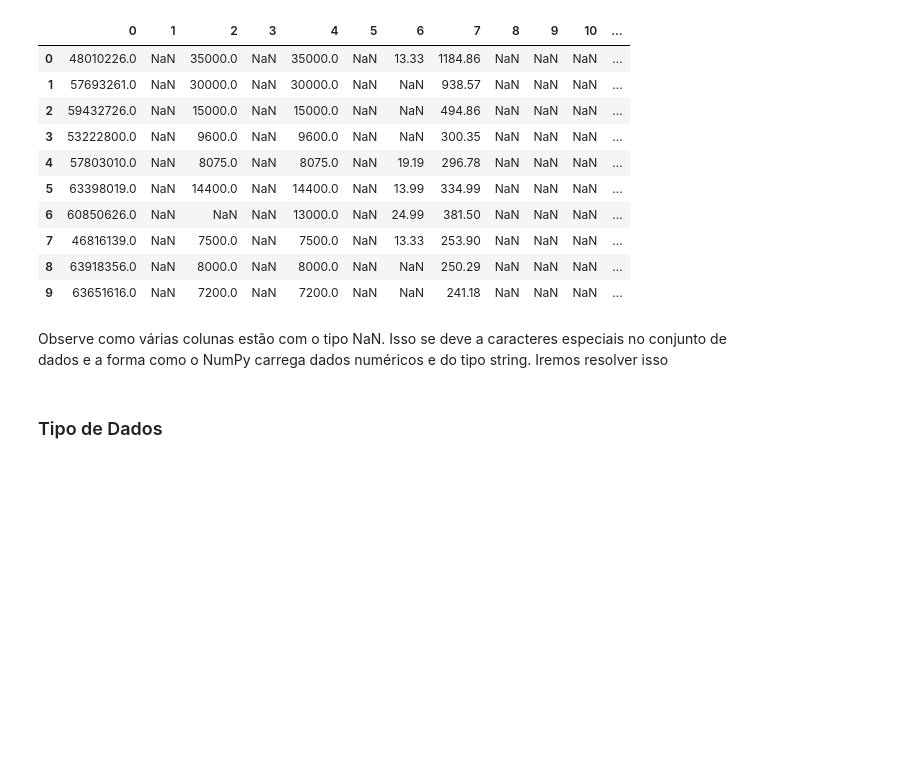
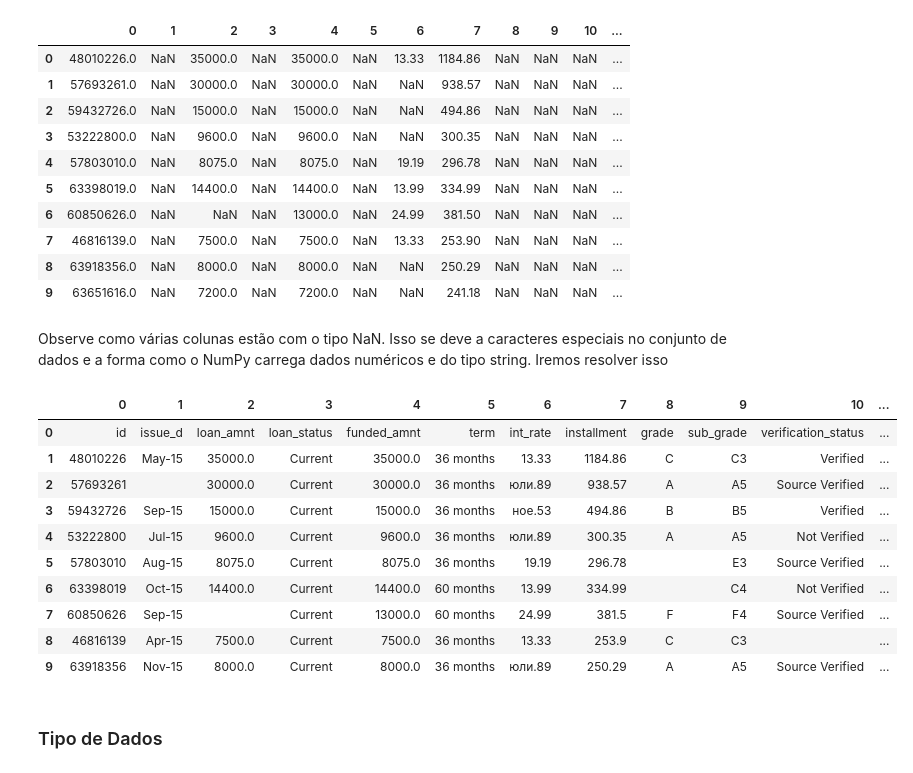
Before and after one commit to EduardoBran/Python_-_Estrutura-de-Dados-com-NumPy, a Jupyter notebook: 7.Estudo_de_Caso_-_Limpeza_e_Pre_processamento_de_Dados_com_NumPy.ipynb, the cells around one changed output. Saved outputs shown, nothing was run; the diff lists cells and outputs as text; code cells hidden in the pictures; blank space fills up the shorter version.

```diff
--- a/7.Estudo_de_Caso_-_Limpeza_e_Pre_processamento_de_Dados_com_NumPy.ipynb
+++ b/7.Estudo_de_Caso_-_Limpeza_e_Pre_processamento_de_Dados_com_NumPy.ipynb
@@ -68,3 +70,14 @@ array([[48010226.  ,         nan,    35000.  , ...,         nan,         nan,
        [50415990.  ,         nan,    10000.  , ...,         nan,         nan,     2185.64],
        [46154151.  ,         nan,         nan, ...,         nan,         nan,     3199.4 ],
        [66055249.  ,         nan,    10000.  , ...,         nan,         nan,      301.9 ]])
+# %%
+# Forma 2 (atribuindo valor ao atributo dtype para tratar todo o arquivo como dados string)
+
+
+dados2 = np.genfromtxt("datasets/dataset1.csv",
+                     delimiter = ';',
+                     dtype=str,
+                     autostrip = True,
+                     encoding = 'windows-1251'     # 'cp1252'
+                     )
+print(dados2)
@@ -92,6 +114,24 @@ df.head(10)
 | 9 | 63651616.0 | NaN | 7200.0 | NaN | 7200.0 | NaN | NaN | 241.18 | NaN | NaN | NaN | ... |
 # %% [markdown]
 Observe como várias colunas estão com o tipo NaN. Isso se deve a caracteres especiais no conjunto de dados e a forma como o NumPy carrega dados numéricos e do tipo string. Iremos resolver isso
+# %%
+# Convertendo o array NumPy para um DataFrame do Pandas 2 (visualizando dados carregados como string)
+df2 = pd.DataFrame(dados2)
+
+# Exibindo o DataFrame
+df2.head(10)
+# %% [output]
+|  | 0 | 1 | 2 | 3 | 4 | 5 | 6 | 7 | 8 | 9 | 10 | ... |
+| 0 | id | issue_d | loan_amnt | loan_status | funded_amnt | term | int_rate | installment | grade | sub_grade | verification_status | ... |
+| 1 | 48010226 | May-15 | 35000.0 | Current | 35000.0 | 36 months | 13.33 | 1184.86 | C | C3 | Verified | ... |
+| 2 | 57693261 |  | 30000.0 | Current | 30000.0 | 36 months | юли.89 | 938.57 | A | A5 | Source Verified | ... |
+| 3 | 59432726 | Sep-15 | 15000.0 | Current | 15000.0 | 36 months | ное.53 | 494.86 | B | B5 | Verified | ... |
+| 4 | 53222800 | Jul-15 | 9600.0 | Current | 9600.0 | 36 months | юли.89 | 300.35 | A | A5 | Not Verified | ... |
+| 5 | 57803010 | Aug-15 | 8075.0 | Current | 8075.0 | 36 months | 19.19 | 296.78 |  | E3 | Source Verified | ... |
+| 6 | 63398019 | Oct-15 | 14400.0 | Current | 14400.0 | 60 months | 13.99 | 334.99 |  | C4 | Not Verified | ... |
+| 7 | 60850626 | Sep-15 |  | Current | 13000.0 | 60 months | 24.99 | 381.5 | F | F4 | Source Verified | ... |
+| 8 | 46816139 | Apr-15 | 7500.0 | Current | 7500.0 | 36 months | 13.33 | 253.9 | C | C3 |  | ... |
+| 9 | 63918356 | Nov-15 | 8000.0 | Current | 8000.0 | 36 months | юли.89 | 250.29 | A | A5 | Source Verified | ... |
 # %% [markdown]
 ### Tipo de Dados
 # %%
```
Also changed, not shown: parts of 23 cells of this notebook, 2 other files.
